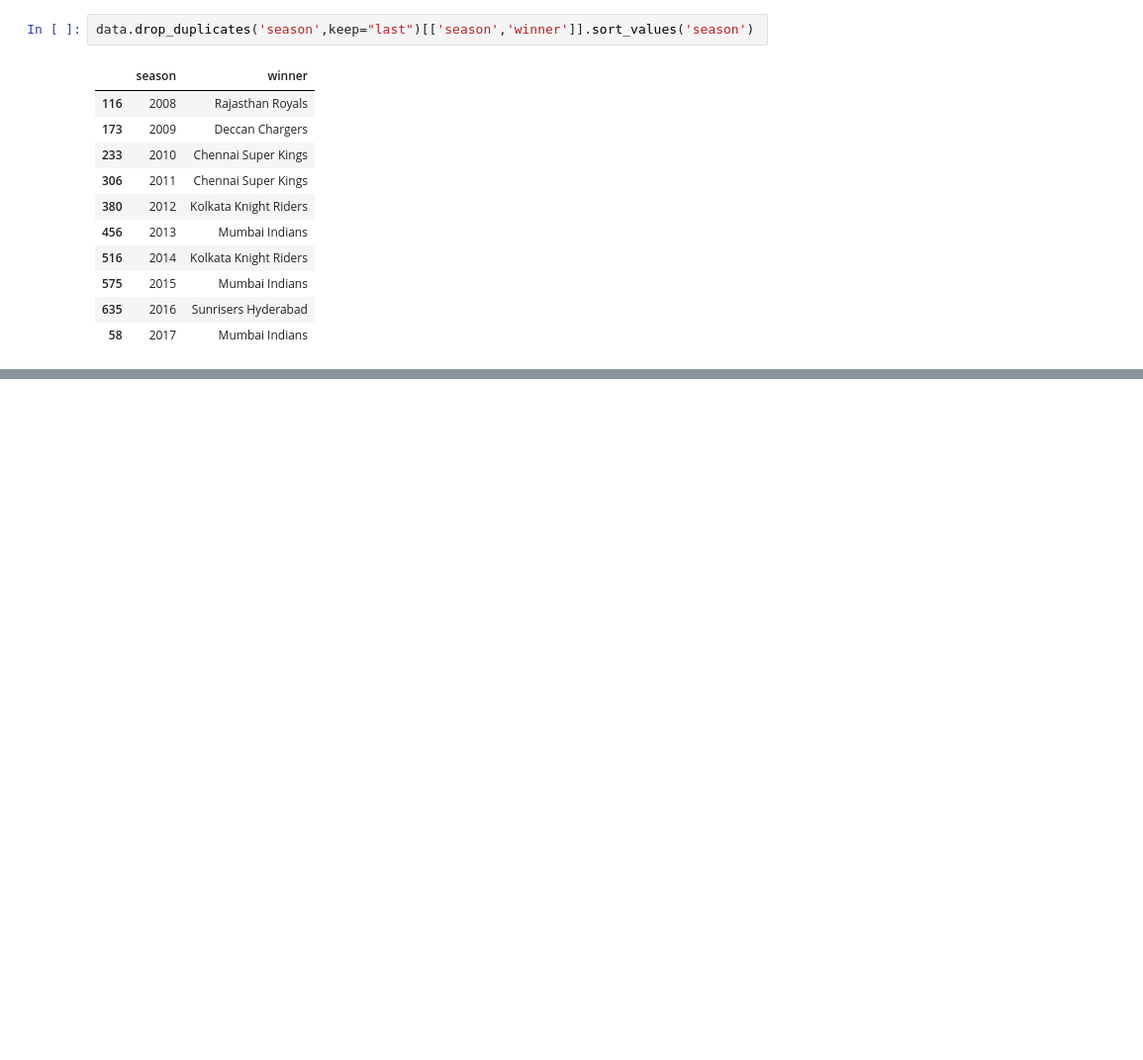
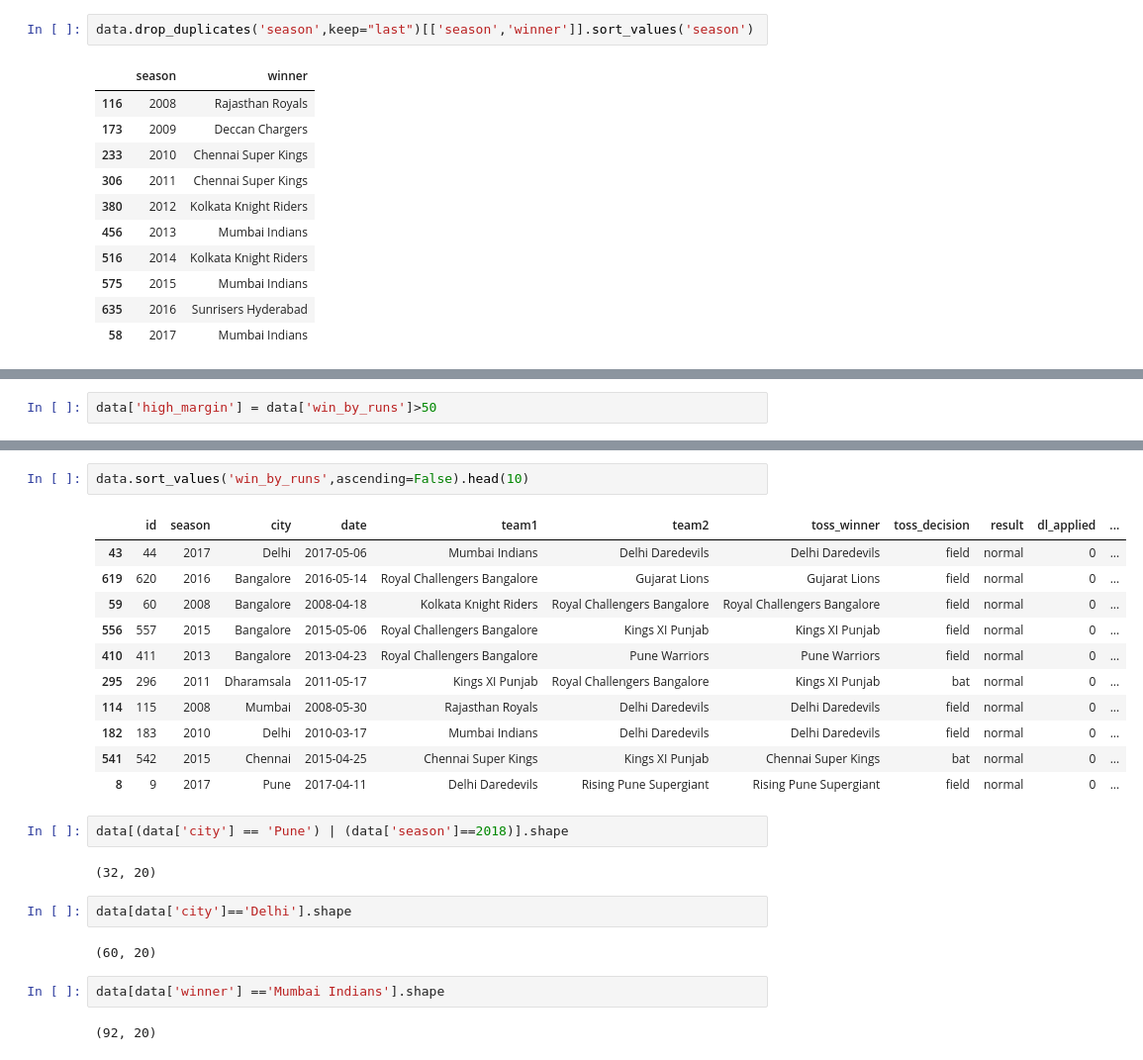
Before and after one commit to omyadav-ml/Daily-Learning, a Jupyter notebook: Python Notebook/Pandas/pandas.ipynb, the cells around one changed output, grey strips where cells are left out. Shown at 99% size. Cells and saved outputs as stored; diff of their text form; blank space fills up the shorter version.

```diff
--- a/Python Notebook/Pandas/pandas.ipynb
+++ b/Python Notebook/Pandas/pandas.ipynb
@@ -442,0 +527,2 @@ data.drop_duplicates('season',keep="last")[['season','winner']].sort_values('sea
+# %%
+data['high_margin'] = data['win_by_runs']>50
@@ -442,0 +633,26 @@ data.drop_duplicates('season',keep="last")[['season','winner']].sort_values('sea
+# %%
+data.sort_values('win_by_runs',ascending=False).head(10)
+# %% [output]
+|  | id | season | city | date | team1 | team2 | toss_winner | toss_decision | result | dl_applied | ... |
+| 43 | 44 | 2017 | Delhi | 2017-05-06 | Mumbai Indians | Delhi Daredevils | Delhi Daredevils | field | normal | 0 | ... |
+| 619 | 620 | 2016 | Bangalore | 2016-05-14 | Royal Challengers Bangalore | Gujarat Lions | Gujarat Lions | field | normal | 0 | ... |
+| 59 | 60 | 2008 | Bangalore | 2008-04-18 | Kolkata Knight Riders | Royal Challengers Bangalore | Royal Challengers Bangalore | field | normal | 0 | ... |
+| 556 | 557 | 2015 | Bangalore | 2015-05-06 | Royal Challengers Bangalore | Kings XI Punjab | Kings XI Punjab | field | normal | 0 | ... |
+| 410 | 411 | 2013 | Bangalore | 2013-04-23 | Royal Challengers Bangalore | Pune Warriors | Pune Warriors | field | normal | 0 | ... |
+| 295 | 296 | 2011 | Dharamsala | 2011-05-17 | Kings XI Punjab | Royal Challengers Bangalore | Kings XI Punjab | bat | normal | 0 | ... |
+| 114 | 115 | 2008 | Mumbai | 2008-05-30 | Rajasthan Royals | Delhi Daredevils | Delhi Daredevils | field | normal | 0 | ... |
+| 182 | 183 | 2010 | Delhi | 2010-03-17 | Mumbai Indians | Delhi Daredevils | Delhi Daredevils | field | normal | 0 | ... |
+| 541 | 542 | 2015 | Chennai | 2015-04-25 | Chennai Super Kings | Kings XI Punjab | Chennai Super Kings | bat | normal | 0 | ... |
+| 8 | 9 | 2017 | Pune | 2017-04-11 | Delhi Daredevils | Rising Pune Supergiant | Rising Pune Supergiant | field | normal | 0 | ... |
+# %%
+data[(data['city'] == 'Pune') | (data['season']==2018)].shape
+# %% [output]
+(32, 20)
+# %%
+data[data['city']=='Delhi'].shape
+# %% [output]
+(60, 20)
+# %%
+data[data['winner'] =='Mumbai Indians'].shape
+# %% [output]
+(92, 20)
```
Also changed, not shown: parts of 19 cells of this notebook.
